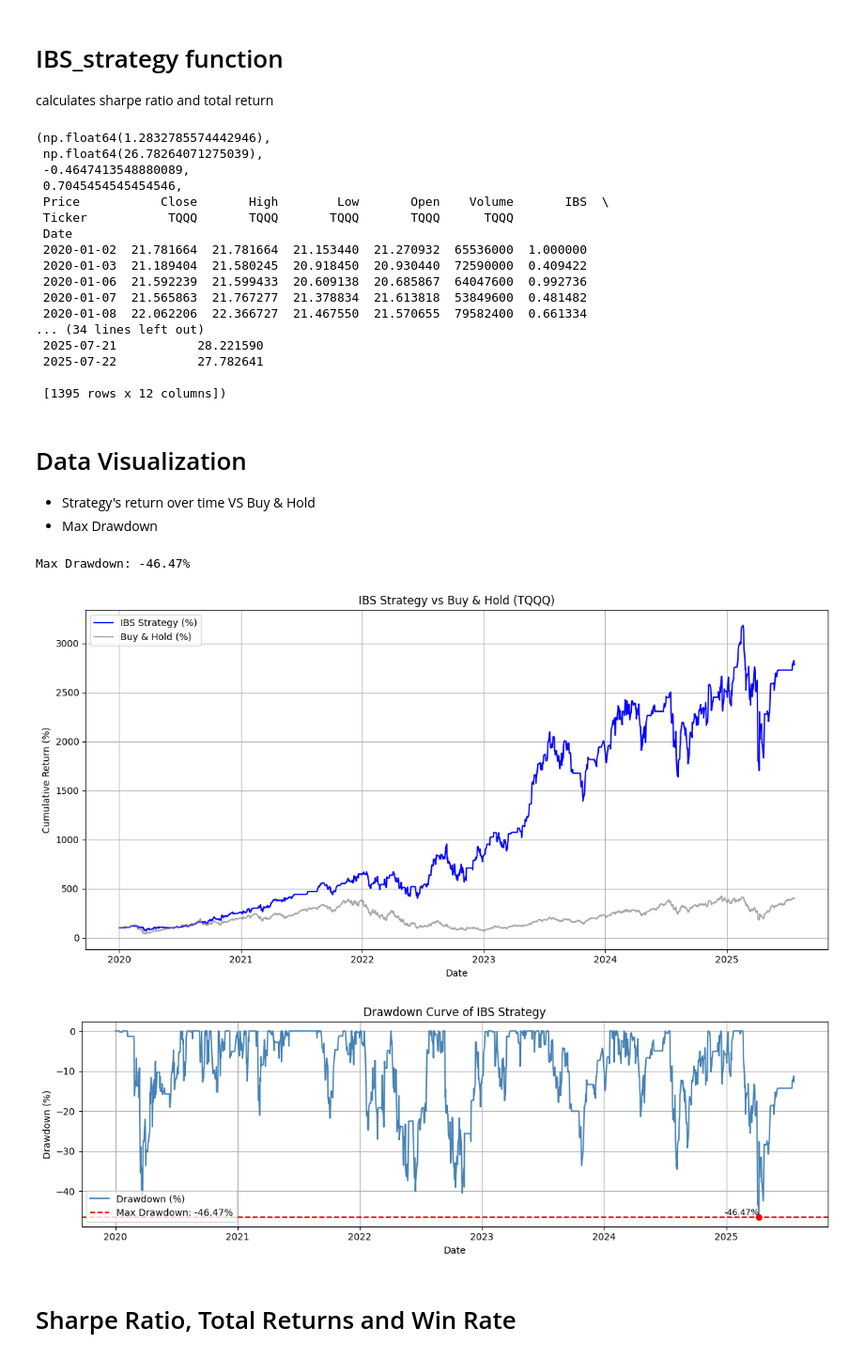
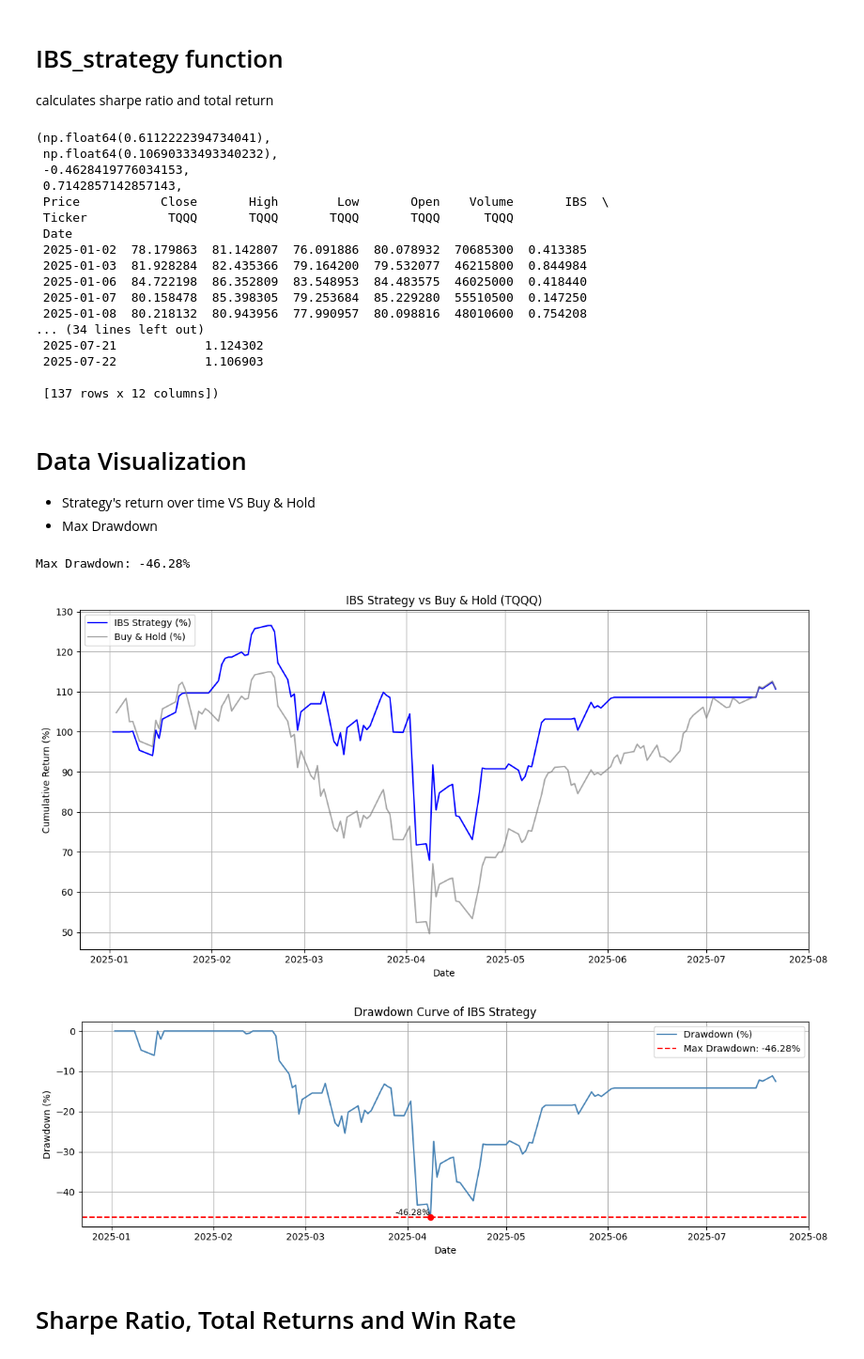
Before and after one commit to CazSyd/IBS-Strategy, a Jupyter notebook: IBS_strategy.ipynb, the cells around one changed output. Shown: that part at 94% size. Saved outputs shown, nothing was run; the diff lists cells and outputs as text; code cells hidden in the pictures.

```diff
--- a/IBS_strategy.ipynb
+++ b/IBS_strategy.ipynb
@@ -21,8 +21,9 @@ def import_data(ticker, start_date, end_date):
     data["IBS"] = (data["Close"] - data["Low"]) / (data["High"] - data["Low"]) # Compute IBS
     return data
 
+# set ticker, testing timeframe here
 ticker = "TQQQ"
-start_date = "2020-01-01"
+start_date = "2025-01-01"
 end_date = "2025-12-31"
 
 data = import_data(ticker, start_date, end_date)
@@ -135,23 +136,23 @@ def IBS_strategy(data, entry_threshold, exit_threshold, initial_capital, initial
 
 IBS_strategy(data, entry_threshold, exit_threshold, initial_capital, initial_cash, initial_shares)
 # %% [output]
-(np.float64(1.2832785574442946),
- np.float64(26.78264071275039),
- -0.4647413548880089,
- 0.7045454545454546,
+(np.float64(0.6112222394734041),
+ np.float64(0.10690333493340232),
+ -0.4628419776034153,
+ 0.7142857142857143,
  Price           Close       High        Low       Open    Volume       IBS  \
  Ticker           TQQQ       TQQQ       TQQQ       TQQQ      TQQQ
  Date
- 2020-01-02  21.781664  21.781664  21.153440  21.270932  65536000  1.000000
- 2020-01-03  21.189404  21.580245  20.918450  20.930440  72590000  0.409422
- 2020-01-06  21.592239  21.599433  20.609138  20.685867  64047600  0.992736
- 2020-01-07  21.565863  21.767277  21.378834  21.613818  53849600  0.481482
- 2020-01-08  22.062206  22.366727  21.467550  21.570655  79582400  0.661334
+ 2025-01-02  78.179863  81.142807  76.091886  80.078932  70685300  0.413385
+ 2025-01-03  81.928284  82.435366  79.164200  79.532077  46215800  0.844984
+ 2025-01-06  84.722198  86.352809  83.548953  84.483575  46025000  0.418440
+ 2025-01-07  80.158478  85.398305  79.253684  85.229280  55510500  0.147250
+ 2025-01-08  80.218132  80.943956  77.990957  80.098816  48010600  0.754208
 ... (34 lines left out)
- 2025-07-21           28.221590
- 2025-07-22           27.782641
+ 2025-07-21            1.124302
+ 2025-07-22            1.106903
 
- [1395 rows x 12 columns])
+ [137 rows x 12 columns])
 # %% [markdown]
 # Data Visualization
 * Strategy's return over time VS Buy & Hold
@@ -161,14 +162,14 @@ sharpe, total_return, max_drawdown, win_rate, data = IBS_strategy(data, entry_th
 # Strategy return = daily % change in total capital
 data["Strategy Return"] = data["Capital"].pct_change()
 
-# Cumulative return from compounded capital (already in Capital, so optional)
+# Cumulative return from compounded capital
 data["Cumulative Strategy"] = data["Capital"] / data["Capital"].iloc[0]
 
-# Market return remains unchanged (buy and hold benchmark)
+# Market return (buy and hold benchmark)
 data["Market Return"] = data[("Close", ticker)].pct_change()
 data["Cumulative Market"] = (1 + data["Market Return"]).cumprod()
 
-# Max drawdown from capital-based strategy
+# Max drawdown from capital-based strategy (Max drawdown is defined as the the drawdown from the cumulative maximum)
 cumulative_max = data["Cumulative Strategy"].cummax()
 drawdown = (data["Cumulative Strategy"] - cumulative_max) / cumulative_max
 max_drawdown = drawdown.min()
@@ -179,47 +180,40 @@ print(f"Max Drawdown: {max_drawdown:.2%}")
 fig, ax1 = plt.subplots(figsize=(12, 6))
 
 # Primary axis (left): Cumulative returns
 ax1.plot(data.index, data["Cumulative Strategy"] * 100, label="IBS Strategy (%)", color="blue")
 ax1.plot(data.index, data["Cumulative Market"] * 100, label="Buy & Hold (%)", color="gray", alpha=0.7)
 ax1.set_xlabel("Date")
 ax1.set_ylabel("Cumulative Return (%)")
 ax1.grid(True)
-'''
-# Create secondary y-axis
-ax2 = ax1.twinx()
-ax2.plot(data.index, data["Capital"] / 1000, label="Capital ($K)", color="green", alpha=0.6)
-ax2.set_ylabel("Capital (in thousands)")
-'''
-# Combine legends from both axes
-lines_1, labels_1 = ax1.get_legend_handles_labels()
-# lines_2, labels_2 = ax2.get_legend_handles_labels()
-ax1.legend(lines_1, labels_1, loc="upper left")
 
-# Final styling
+# Legend
+ax1.legend(loc="upper left")
+
 plt.title(f"IBS Strategy vs Buy & Hold ({ticker})")
 plt.tight_layout()
 plt.show()
 
+# Plotting drawdown
 max_dd_date = drawdown.idxmin()
 
 plt.figure(figsize=(12, 4))
 plt.plot(data.index, drawdown * 100, label="Drawdown (%)", color="steelblue")
 plt.axhline(max_drawdown * 100, color="red", linestyle="--", label=f"Max Drawdown: {max_drawdown:.2%}")
 plt.scatter(max_dd_date, max_drawdown * 100, color="red", zorder=5)
 plt.text(max_dd_date, max_drawdown * 100, f"{max_drawdown:.2%}", va='bottom', ha='right', fontsize=9)
 plt.title("Drawdown Curve of IBS Strategy")
 plt.xlabel("Date")
 plt.ylabel("Drawdown (%)")
 plt.legend()
 plt.grid(True)
 plt.tight_layout()
 plt.show()
 
 # print(data.head(10))
 # %% [output]
-Max Drawdown: -46.47%
+Max Drawdown: -46.28%
-[figure, old version]
+[figure, new version]
-[figure, old version]
+[figure, new version]
 # %% [markdown]
 # Sharpe Ratio, Total Returns and Win Rate
 # %%
```
Also changed, not shown: parts of 2 cells of this notebook.
